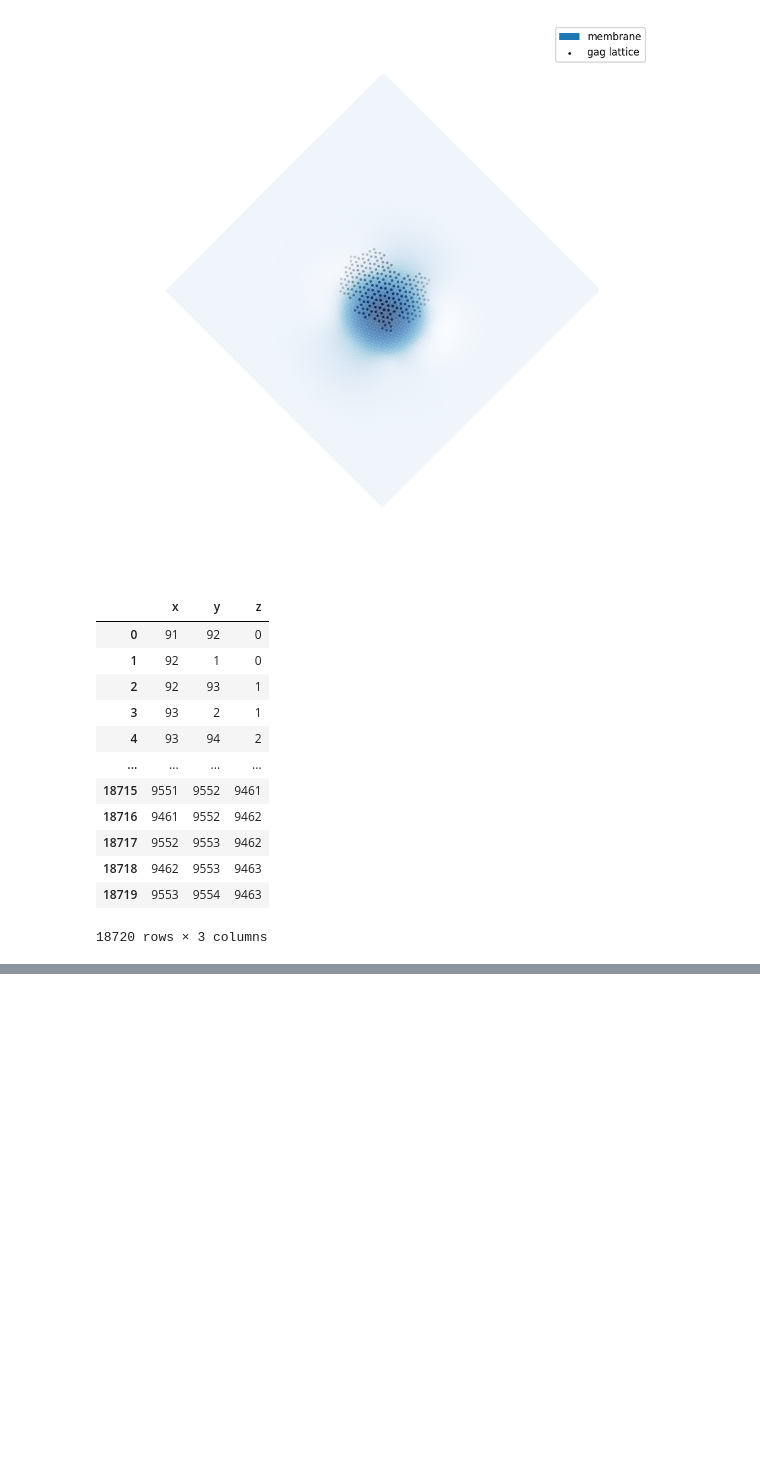
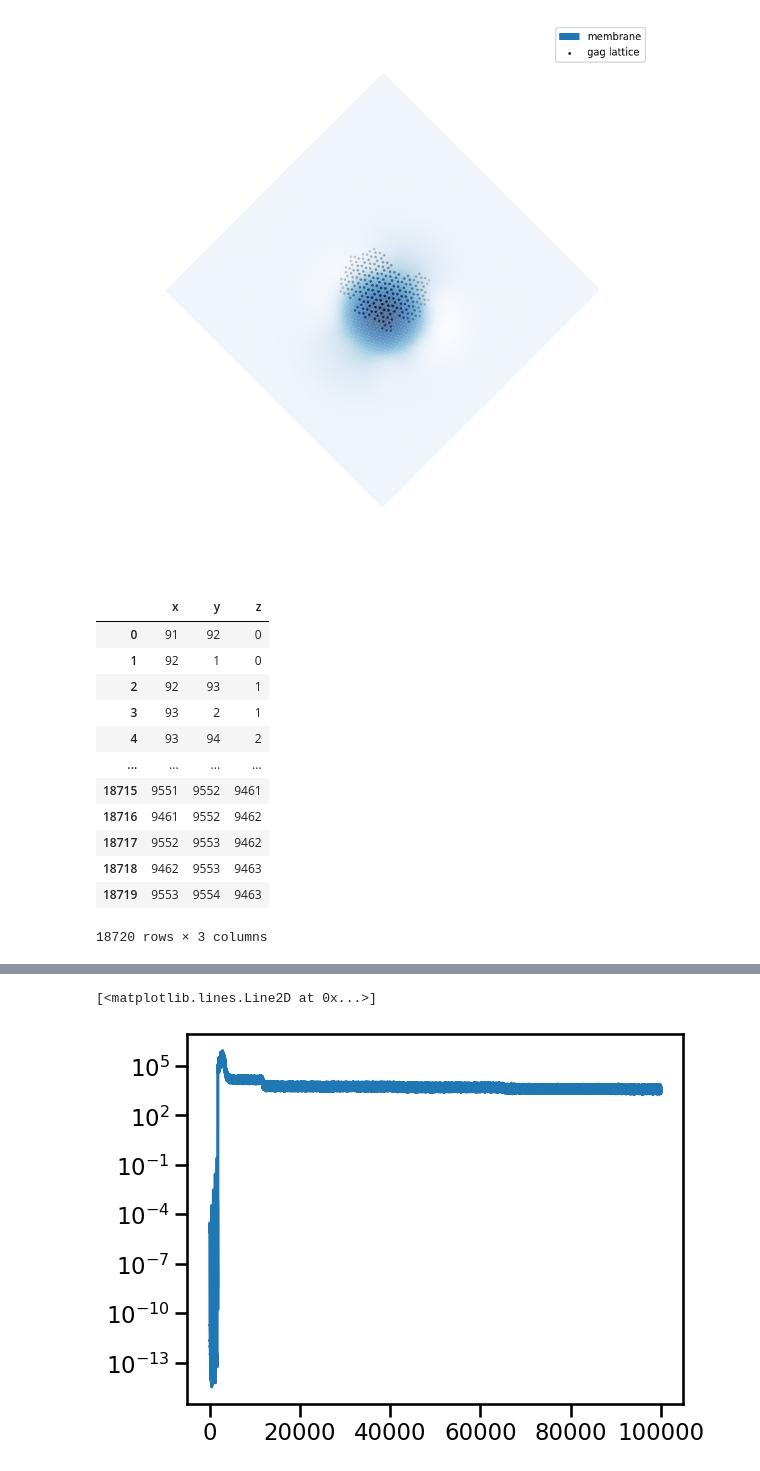
Before and after one commit to yingyue0414/results, a Jupyter notebook: splinePtM14G10/plotvertex.py.ipynb, the cells around one changed output, grey strips where cells are left out. Drawn from its saved outputs; the diff is of its cells as text; code cells hidden in the pictures; blank space fills up the shorter version.

```diff
--- a/splinePtM14G10/plotvertex.py.ipynb
+++ b/splinePtM14G10/plotvertex.py.ipynb
@@ -294,0 +301,4 @@ mesh.show()
+# %%
+df_ef = pd.read_csv("EnergyForce.csv", index_col = False, header = None, skiprows = 1)
+df_ef.columns = ["E_curv", "E_area", "E_reg", "E_tot", "F_mean"]
+df_ef
@@ -294,0 +319,6 @@ mesh.show()
+# %%
+plt.yscale("log")
+plt.plot(df_ef["E_reg"])
+# %% [output]
+[<matplotlib.lines.Line2D at 0x...>]
+[figure, added]
```
Also changed, not shown: parts of 12 cells of this notebook.
